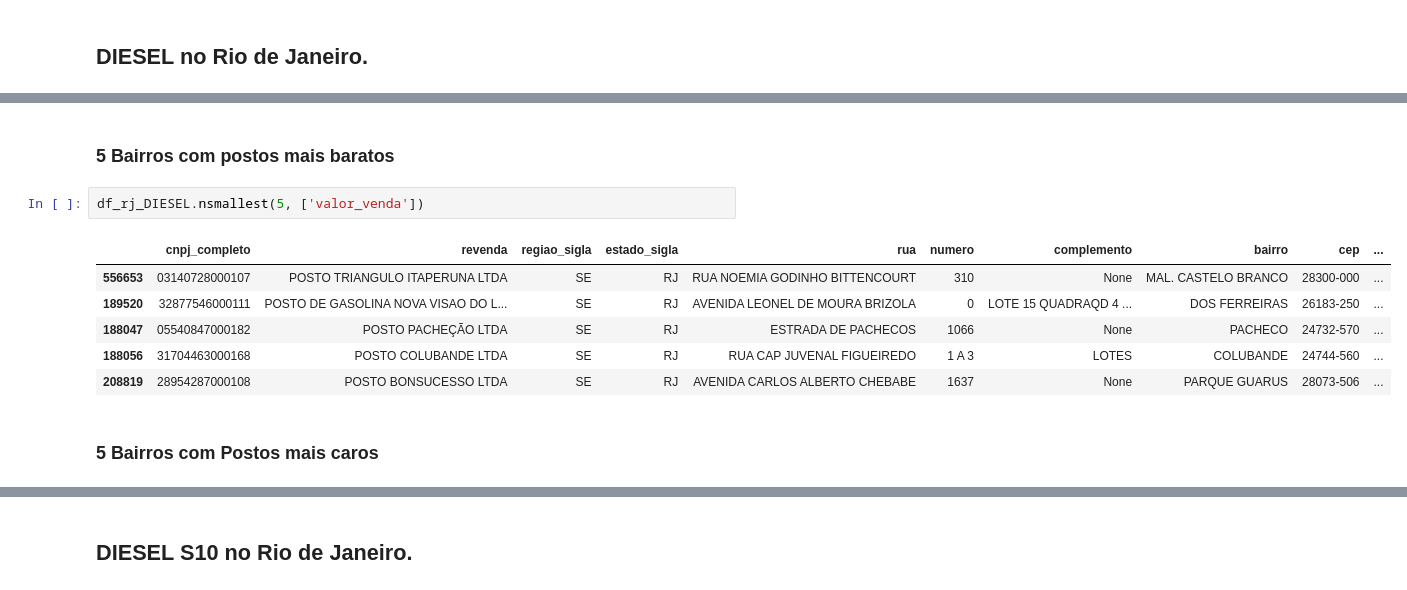
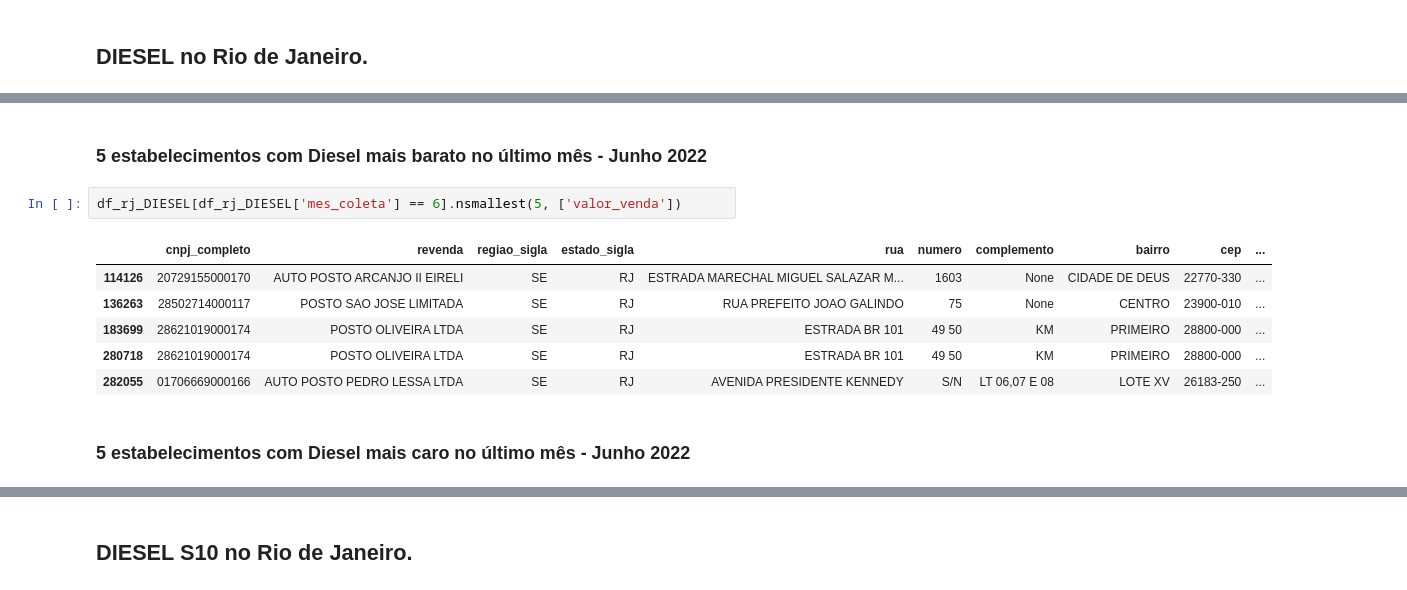
Before and after one commit to msbar/prova_tecnica, a Jupyter notebook: combustiveis/analise.ipynb, the cells around one changed output, grey strips where cells are left out. Saved outputs shown, nothing was run; the diff lists cells and outputs as text.

```diff
--- a/combustiveis/analise.ipynb
+++ b/combustiveis/analise.ipynb
@@ -106,14 +125,14 @@ bplot_diesel.set(title='Preço de Venda Diesel no Rio de janeiro - 1º Semestre
-# %% [markdown]
-### 5 Bairros com postos mais baratos
+# %% [markdown]
+### 5 estabelecimentos com Diesel mais barato no último mês - Junho 2022
 # %%
-df_rj_DIESEL.nsmallest(5, ['valor_venda'])
+df_rj_DIESEL[df_rj_DIESEL['mes_coleta'] == 6].nsmallest(5, ['valor_venda'])
 # %% [output]
 |  | cnpj_completo | revenda | regiao_sigla | estado_sigla | rua | numero | complemento | bairro | cep | ... |
-| 556653 | 03140728000107 | POSTO TRIANGULO ITAPERUNA LTDA | SE | RJ | RUA NOEMIA GODINHO BITTENCOURT | 310 | None | MAL. CASTELO BRANCO | 28300-000 | ... |
-| 189520 | 32877546000111 | POSTO DE GASOLINA NOVA VISAO DO L... | SE | RJ | AVENIDA LEONEL DE MOURA BRIZOLA | 0 | LOTE 15 QUADRAQD 4 ... | DOS FERREIRAS | 26183-250 | ... |
-| 188047 | 05540847000182 | POSTO PACHEÇÃO LTDA | SE | RJ | ESTRADA DE PACHECOS | 1066 | None | PACHECO | 24732-570 | ... |
-| 188056 | 31704463000168 | POSTO COLUBANDE LTDA | SE | RJ | RUA CAP JUVENAL FIGUEIREDO | 1 A 3 | LOTES | COLUBANDE | 24744-560 | ... |
-| 208819 | 28954287000108 | POSTO BONSUCESSO LTDA | SE | RJ | AVENIDA CARLOS ALBERTO CHEBABE | 1637 | None | PARQUE GUARUS | 28073-506 | ... |
+| 114126 | 20729155000170 | AUTO POSTO ARCANJO II EIRELI | SE | RJ | ESTRADA MARECHAL MIGUEL SALAZAR M... | 1603 | None | CIDADE DE DEUS | 22770-330 | ... |
+| 136263 | 28502714000117 | POSTO SAO JOSE LIMITADA | SE | RJ | RUA PREFEITO JOAO GALINDO | 75 | None | CENTRO | 23900-010 | ... |
+| 183699 | 28621019000174 | POSTO OLIVEIRA LTDA | SE | RJ | ESTRADA BR 101 | 49 50 | KM | PRIMEIRO | 28800-000 | ... |
+| 280718 | 28621019000174 | POSTO OLIVEIRA LTDA | SE | RJ | ESTRADA BR 101 | 49 50 | KM | PRIMEIRO | 28800-000 | ... |
+| 282055 | 01706669000166 | AUTO POSTO PEDRO LESSA LTDA | SE | RJ | AVENIDA PRESIDENTE KENNEDY | S/N | LT 06,07 E 08 | LOTE XV | 26183-250 | ... |
-# %% [markdown]
-### 5 Bairros com Postos mais caros
+# %% [markdown]
+### 5 estabelecimentos com Diesel mais caro no último mês - Junho 2022
 # %%
```
Also changed, not shown: parts of 37 cells of this notebook.
